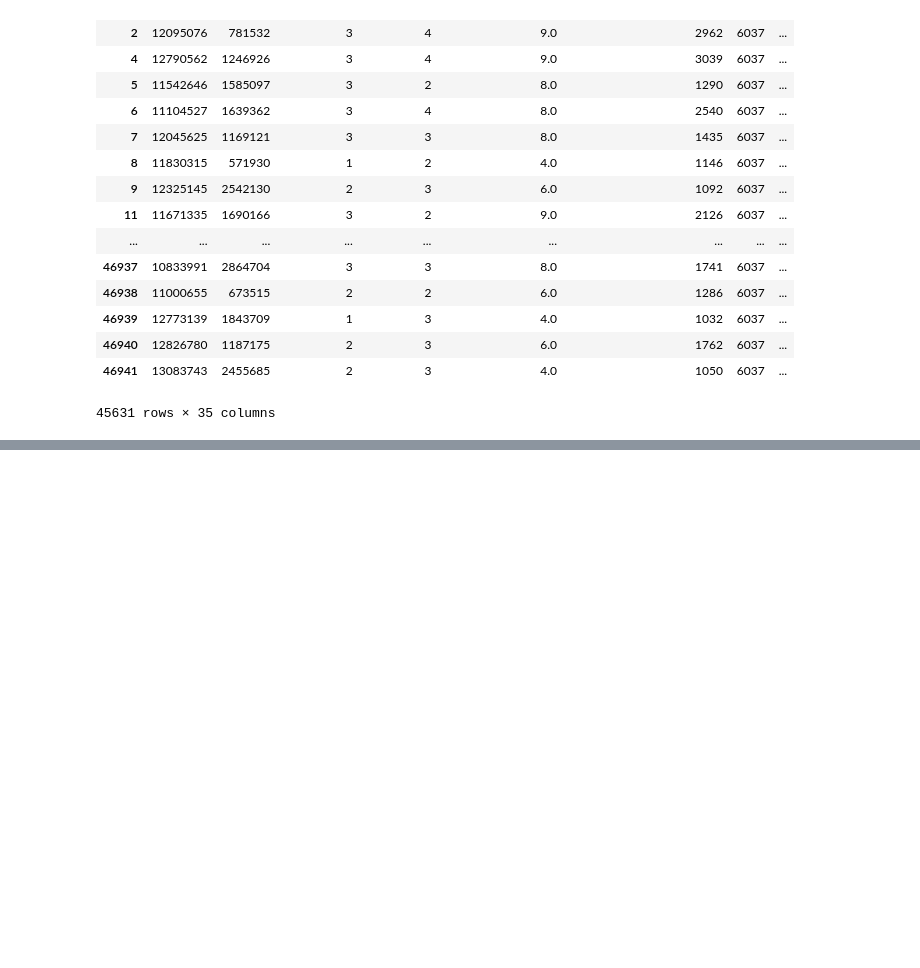
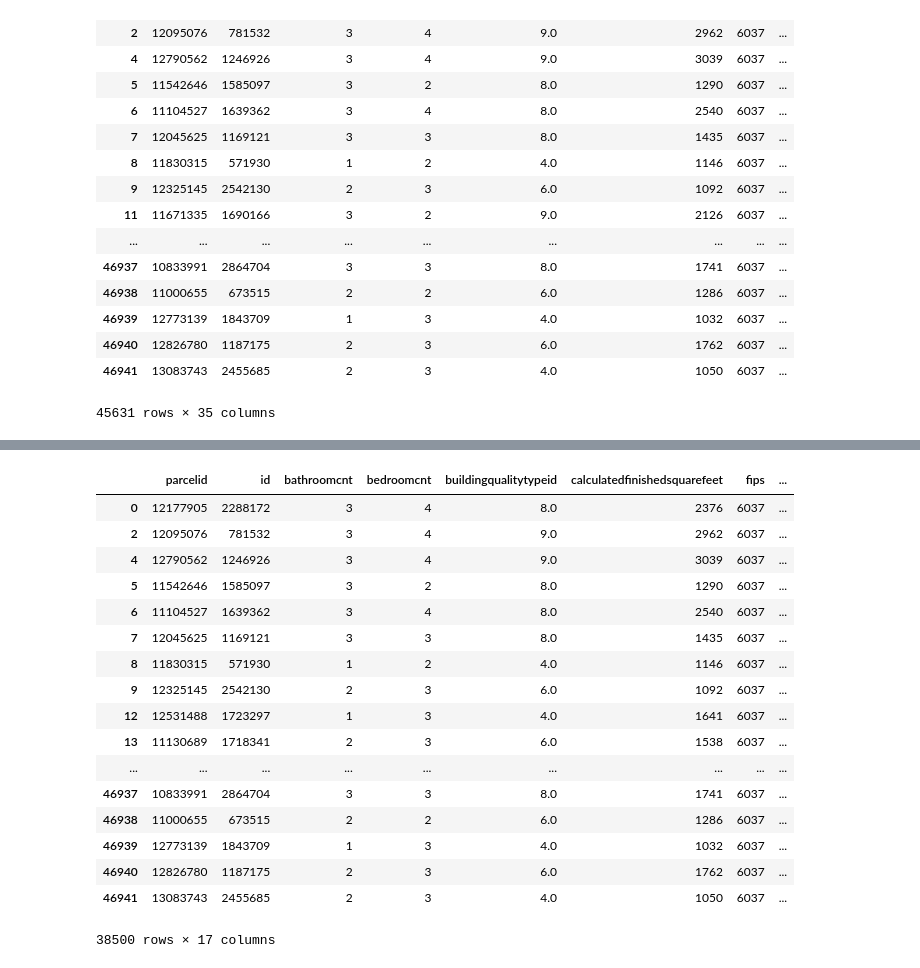
Before and after one commit to Osdorn-Typewriter-Repair/osdorn_project, a Jupyter notebook: osdorn_project_sean.ipynb, the cells around one changed output, grey strips where cells are left out. Saved outputs shown, nothing was run; the diff lists cells and outputs as text; code cells hidden in the pictures; blank space fills up the shorter version.

```diff
--- a/osdorn_project_sean.ipynb
+++ b/osdorn_project_sean.ipynb
@@ -225,3 +226,14 @@ add_upper_outlier_columns(df, k=1.5)
 | 46940 | 12826780 | 1187175 | 2 | 3 | 6.0 | 1762 | 6037 | ... |
 | 46941 | 13083743 | 2455685 | 2 | 3 | 4.0 | 1050 | 6037 | ... |
 45631 rows × 35 columns
+# %%
+new_df = add_upper_outlier_columns(df, k = 4.0)
+outlier_cols = [col for col in new_df if col.endswith('_outliers')]
+for col in outlier_cols:
+    print('~~~\n' + col)
+    data = new_df[col][new_df[col] > 0]
+    print(data.describe())
+    new_df = new_df[(new_df.logerror_outliers ==0) & (new_df.lotsizesquarefeet_outliers == 0)]
+    new_df = new_df[(new_df.bathroomcnt_outliers == 0) & (new_df.calculatedfinishedsquarefeet_outliers == 0) & (new_df.calculatedfinishedsquarefeet_outliers == 0)]
+    new_df = new_df[(new_df.structuretaxvaluedollarcnt_outliers == 0) & (new_df.taxvaluedollarcnt_outliers == 0) & (new_df.landtaxvaluedollarcnt_outliers == 0)]
+    new_df.describe()
@@ -265,0 +333,33 @@ add_lower_outlier_columns(df, k=1.5)
+# %%
+def drop_col(new_df):
+    new_df = new_df.drop(columns = [
+           'parcelid_outliers', 'id_outliers', 'bathroomcnt_outliers',
+           'bedroomcnt_outliers', 'buildingqualitytypeid_outliers',
+           'calculatedfinishedsquarefeet_outliers', 'fips_outliers',
+           'heatingorsystemtypeid_outliers', 'latitude_outliers',
+           'longitude_outliers', 'lotsizesquarefeet_outliers', 'unitcnt_outliers',
+           'yearbuilt_outliers', 'structuretaxvaluedollarcnt_outliers',
+           'taxvaluedollarcnt_outliers', 'landtaxvaluedollarcnt_outliers',
+           'logerror_outliers', 'propertyzoningdesc'])
+    return new_df
+# %%
+drop_col(new_df)
+# %% [output]
+|  | parcelid | id | bathroomcnt | bedroomcnt | buildingqualitytypeid | calculatedfinishedsquarefeet | fips | ... |
+| 0 | 12177905 | 2288172 | 3 | 4 | 8.0 | 2376 | 6037 | ... |
+| 2 | 12095076 | 781532 | 3 | 4 | 9.0 | 2962 | 6037 | ... |
+| 4 | 12790562 | 1246926 | 3 | 4 | 9.0 | 3039 | 6037 | ... |
+| 5 | 11542646 | 1585097 | 3 | 2 | 8.0 | 1290 | 6037 | ... |
+| 6 | 11104527 | 1639362 | 3 | 4 | 8.0 | 2540 | 6037 | ... |
+| 7 | 12045625 | 1169121 | 3 | 3 | 8.0 | 1435 | 6037 | ... |
+| 8 | 11830315 | 571930 | 1 | 2 | 4.0 | 1146 | 6037 | ... |
+| 9 | 12325145 | 2542130 | 2 | 3 | 6.0 | 1092 | 6037 | ... |
+| 12 | 12531488 | 1723297 | 1 | 3 | 4.0 | 1641 | 6037 | ... |
+| 13 | 11130689 | 1718341 | 2 | 3 | 6.0 | 1538 | 6037 | ... |
+| ... | ... | ... | ... | ... | ... | ... | ... | ... |
+| 46937 | 10833991 | 2864704 | 3 | 3 | 8.0 | 1741 | 6037 | ... |
+| 46938 | 11000655 | 673515 | 2 | 2 | 6.0 | 1286 | 6037 | ... |
+| 46939 | 12773139 | 1843709 | 1 | 3 | 4.0 | 1032 | 6037 | ... |
+| 46940 | 12826780 | 1187175 | 2 | 3 | 6.0 | 1762 | 6037 | ... |
+| 46941 | 13083743 | 2455685 | 2 | 3 | 4.0 | 1050 | 6037 | ... |
+38500 rows × 17 columns
```
Also changed, not shown: parts of 6 cells of this notebook.
